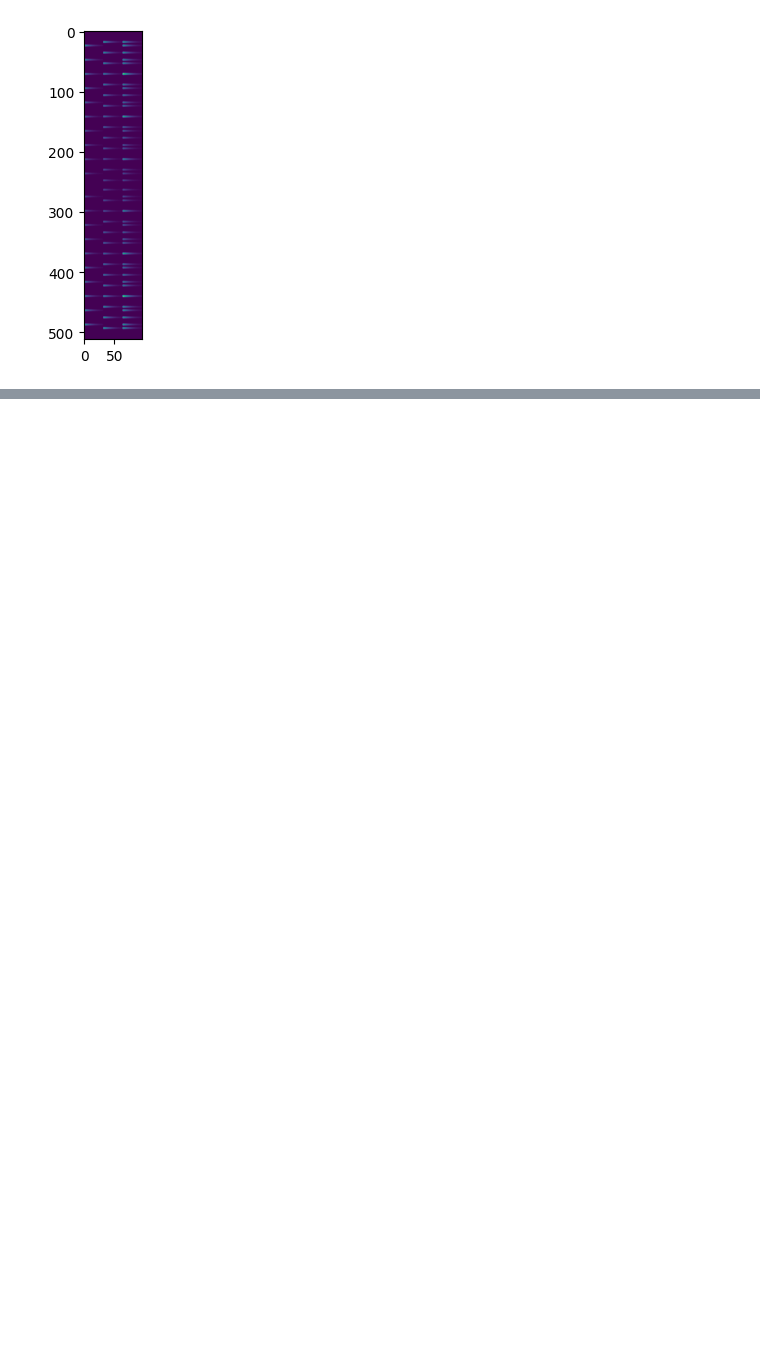
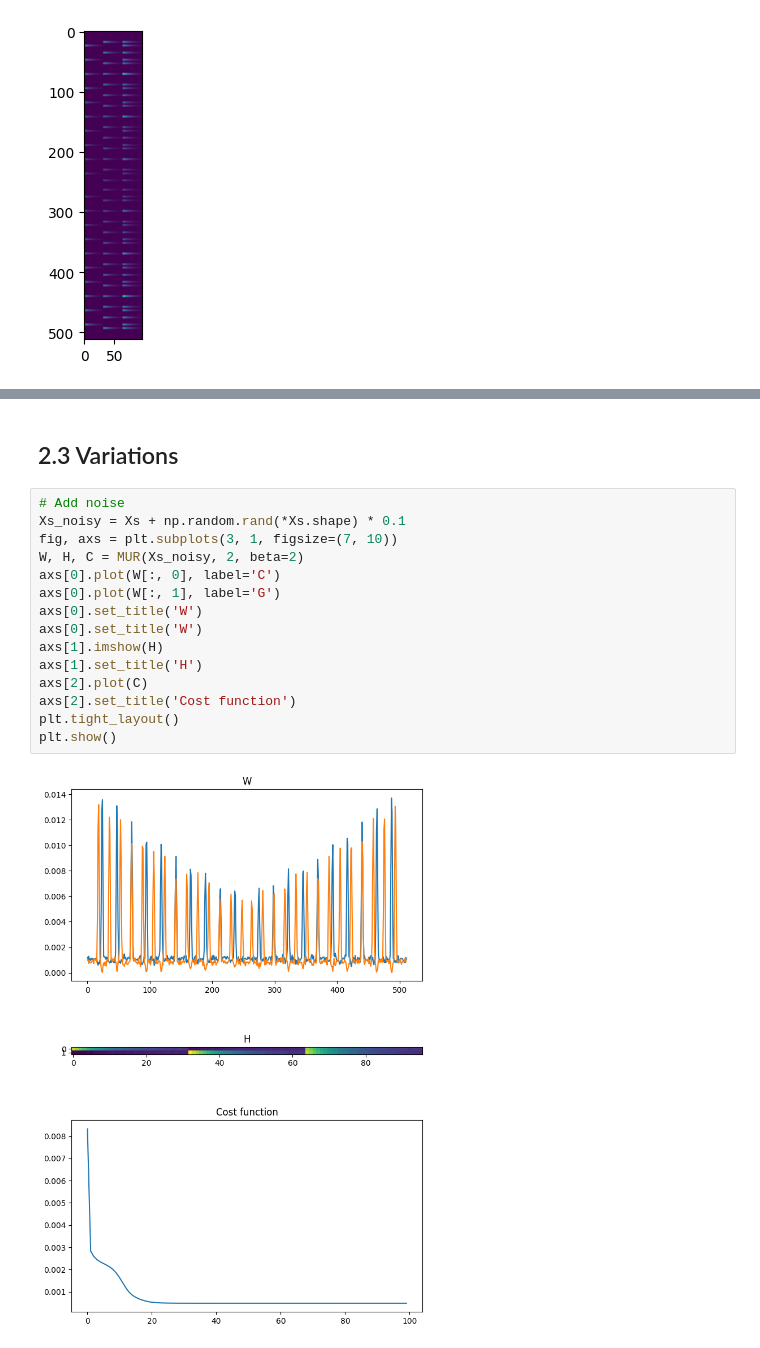
Before and after one commit to kjle/ATIAM-Promo-2025, a Jupyter notebook: TSM/TP-NMF/NMF_TP.ipynb, the cells around one changed output, grey strips where cells are left out. Cells and saved outputs as stored; diff of their text form; blank space fills up the shorter version.

```diff
--- a/TSM/TP-NMF/NMF_TP.ipynb
+++ b/TSM/TP-NMF/NMF_TP.ipynb
@@ -309,0 +305,19 @@ plt.show()
+# %% [markdown]
+## 2.3 Variations
+# %%
+# Add noise
+Xs_noisy = Xs + np.random.rand(*Xs.shape) * 0.1
+fig, axs = plt.subplots(3, 1, figsize=(7, 10))
+W, H, C = MUR(Xs_noisy, 2, beta=2)
+axs[0].plot(W[:, 0], label='C')
+axs[0].plot(W[:, 1], label='G')
+axs[0].set_title('W')
+axs[0].set_title('W')
+axs[1].imshow(H)
+axs[1].set_title('H')
+axs[2].plot(C)
+axs[2].set_title('Cost function')
+plt.tight_layout()
+plt.show()
+# %% [output]
+[figure, added]
```
Also changed, not shown: parts of 14 cells of this notebook.
